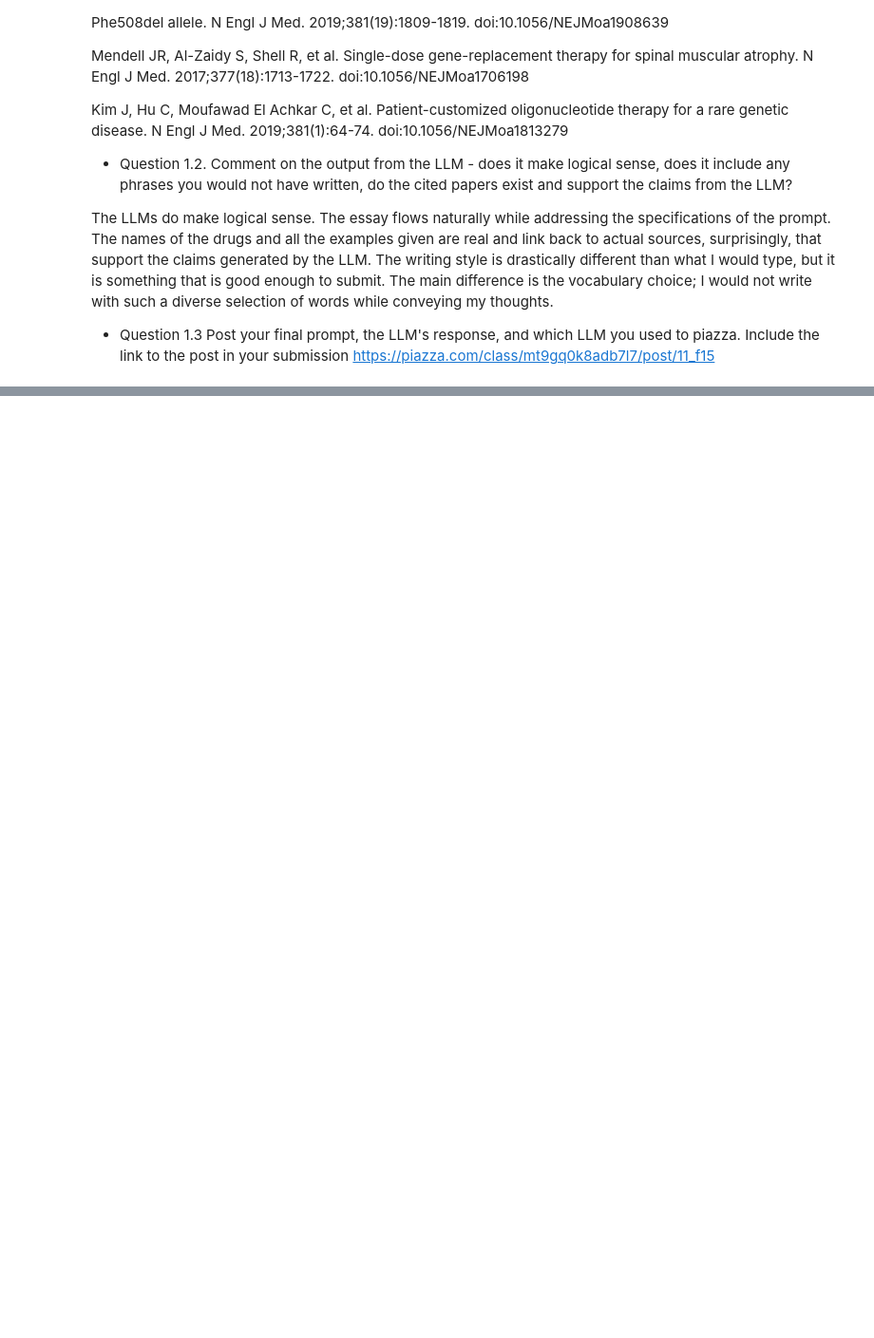
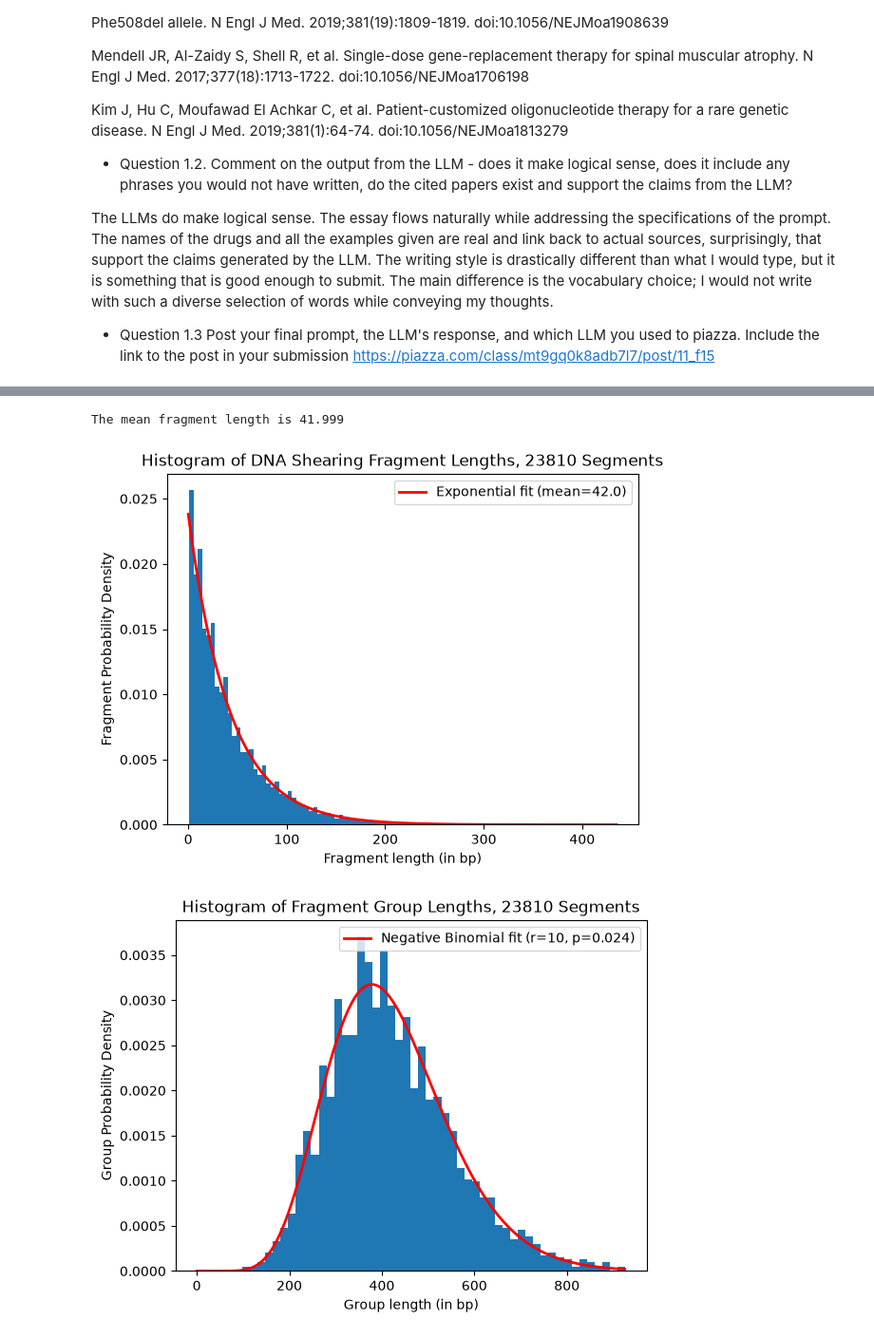
Before and after one commit to kolluashrith/CG-ACG, a Jupyter notebook: Assignment1.ipynb, the cells around one changed output, grey strips where cells are left out. Shown at 95% size. Cells and saved outputs as stored; diff of their text form; code cells hidden in the pictures; blank space fills up the shorter version.

```diff
--- a/Assignment1.ipynb
+++ b/Assignment1.ipynb
@@ -48,0 +326,59 @@ https://piazza.com/class/mt9gq0k8adb7l7/post/11_f15
+# %%
+num_segments2 = 23810
+
+## sample distinct cut positions without replacement
+cut_points2 = rng.sample(range(1, genomesize-1), num_segments2-1)
+boundaries2 = np.concatenate([[0], np.sort(cut_points2), [genomesize]])
+fragment_lengths2 = []
+
+for i in range (num_segments2):
+  length = boundaries2[i+1] - boundaries2[i]
+  fragment_lengths2.append(length)
+
+mean_length2 = np.mean(fragment_lengths2)
+print(f"The mean fragment length is {mean_length2:.3f}")
+
+#Sim Histogram
+plt.hist(fragment_lengths2, bins=100, orientation='vertical', density='True')
+plt.xlabel("Fragment length (in bp)")
+plt.ylabel("Fragment Probability Density")
+plt.title("Histogram of DNA Shearing Fragment Lengths, 23810 Segments")
+
+#Overlay Expo
+x = np.linspace(0, np.max(fragment_lengths2), 1000)
+pdf = 1/mean_length2 * np.exp(-1/mean_length2 * x)
+plt.plot(x, pdf, 'r-', linewidth=2, label=f'Exponential fit (mean={mean_length2:.1f})')
+
+plt.legend()
+plt.show()
+
+from scipy.stats import nbinom
+
+fragment_lengths2 = np.array(fragment_lengths2)
+combined_lengths2 = []
+for i in range(2381):
+    combined_lengths2.append(sum(fragment_lengths2[i*10:i*10+10]))
+
+mean_combined_length2 = np.mean(combined_lengths2)
+
+#Sim Histogram
+plt.hist(combined_lengths2, bins=50, orientation='vertical', density='True')
+plt.xlabel("Group length (in bp)")
+plt.ylabel("Group Probability Density")
+plt.title("Histogram of Fragment Group Lengths, 23810 Segments")
+
+#Overlay Negative Binomial
+r = 10
+p = 10 / mean_combined_length2
+s = np.arange(0, np.max(combined_lengths2))
+pmf = nbinom.pmf(s - 10, 10, p)
+plt.plot(s, pmf, 'r-', linewidth=2, label=f'Negative Binomial fit (r=10, p={p:.3f})')
+
+plt.legend()
+plt.show()
+
+#The fitted distributions describe the results quite well.
+# %% [output]
+The mean fragment length is 41.999
+[figure, added]
+[figure, added]
```
Also changed, not shown: parts of 21 cells of this notebook, 1 other file.
